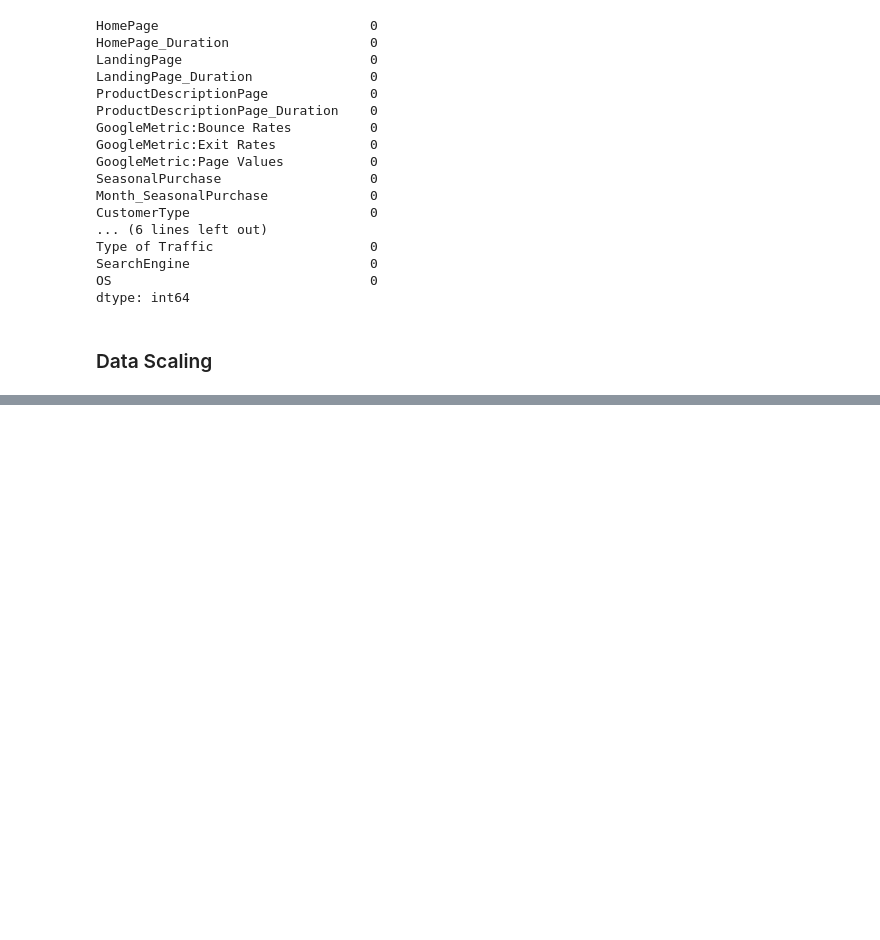
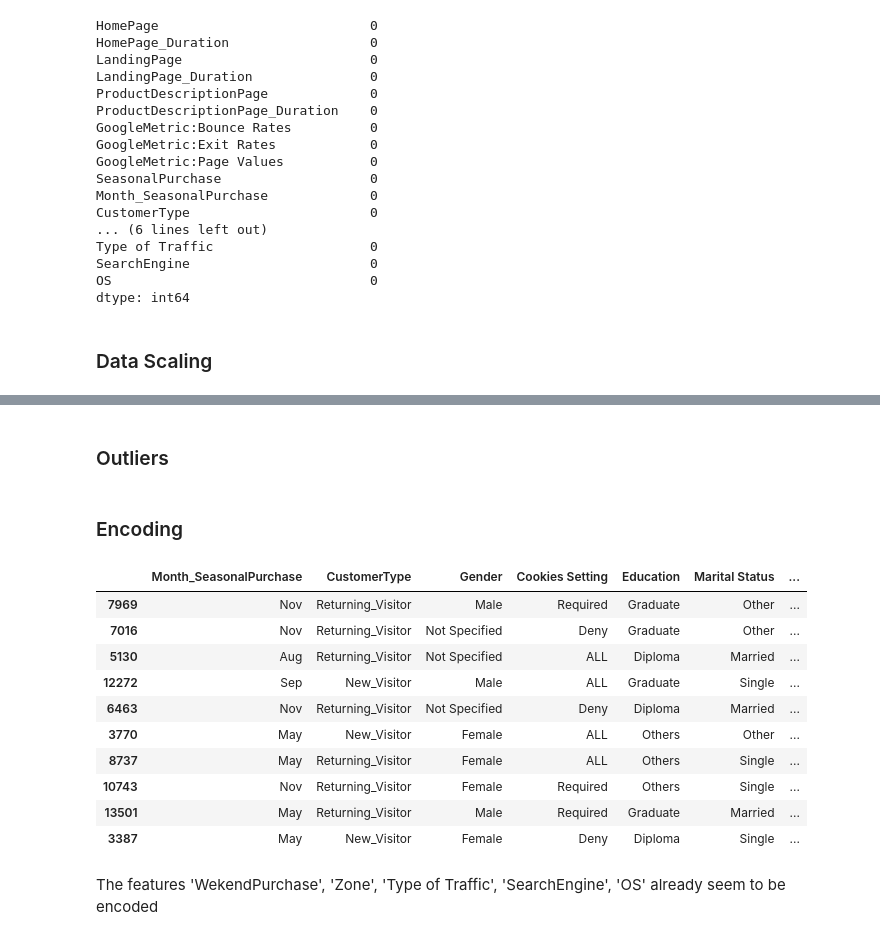
Before and after one commit to Nailsonseat/E-commerce-Shopper-s-Behaviour-Understanding, a Jupyter notebook: Final Notebook.ipynb, the cells around one changed output, grey strips where cells are left out. Cells and saved outputs as stored; diff of their text form; code cells hidden in the pictures; blank space fills up the shorter version.

Commit message:
Encoding done

```diff
--- a/Final Notebook.ipynb
+++ b/Final Notebook.ipynb
@@ -313,5 +342,17 @@ Type of Traffic                    0
 SearchEngine                       0
 OS                                 0
 dtype: int64
+# %%
+X_imputed['Education'][X_imputed['Education']=='Not Specified']='Others'
 # %% [markdown]
 ### Data Scaling
+# %%
+scaler=ColumnTransformer(
+    transformers=[
+        ('Robust_scaler',RobustScaler(),numerical_features),
+        ('pass','passthrough',categorical_features)
+    ]
+)
+X_scaled=scaler.fit_transform(X_imputed)
+# %%
+X_scaled=pd.DataFrame(data=X_scaled,columns=numerical_features + categorical_features).astype(dtypes)
@@ -317,0 +383,25 @@ dtype: int64
+# %% [markdown]
+### Outliers
+# %%
+lof = LocalOutlierFactor(n_neighbors=20, contamination=0.1)
+y_pred = lof.fit_predict(X_scaled[numerical_features])
+
+X_noOutlier=X_scaled[y_pred != -1]
+# %% [markdown]
+### Encoding
+# %%
+X_noOutlier[categorical_features].sample(10)
+# %% [output]
+|  | Month_SeasonalPurchase | CustomerType | Gender | Cookies Setting | Education | Marital Status | ... |
+| 7969 | Nov | Returning_Visitor | Male | Required | Graduate | Other | ... |
+| 7016 | Nov | Returning_Visitor | Not Specified | Deny | Graduate | Other | ... |
+| 5130 | Aug | Returning_Visitor | Not Specified | ALL | Diploma | Married | ... |
+| 12272 | Sep | New_Visitor | Male | ALL | Graduate | Single | ... |
+| 6463 | Nov | Returning_Visitor | Not Specified | Deny | Diploma | Married | ... |
+| 3770 | May | New_Visitor | Female | ALL | Others | Other | ... |
+| 8737 | May | Returning_Visitor | Female | ALL | Others | Single | ... |
+| 10743 | Nov | Returning_Visitor | Female | Required | Others | Single | ... |
+| 13501 | May | Returning_Visitor | Male | Required | Graduate | Married | ... |
+| 3387 | May | New_Visitor | Female | Deny | Diploma | Single | ... |
+# %% [markdown]
+The features 'WekendPurchase', 'Zone', 'Type of Traffic', 'SearchEngine', 'OS' already seem to be encoded
```
Also changed, not shown: parts of 16 cells of this notebook.
